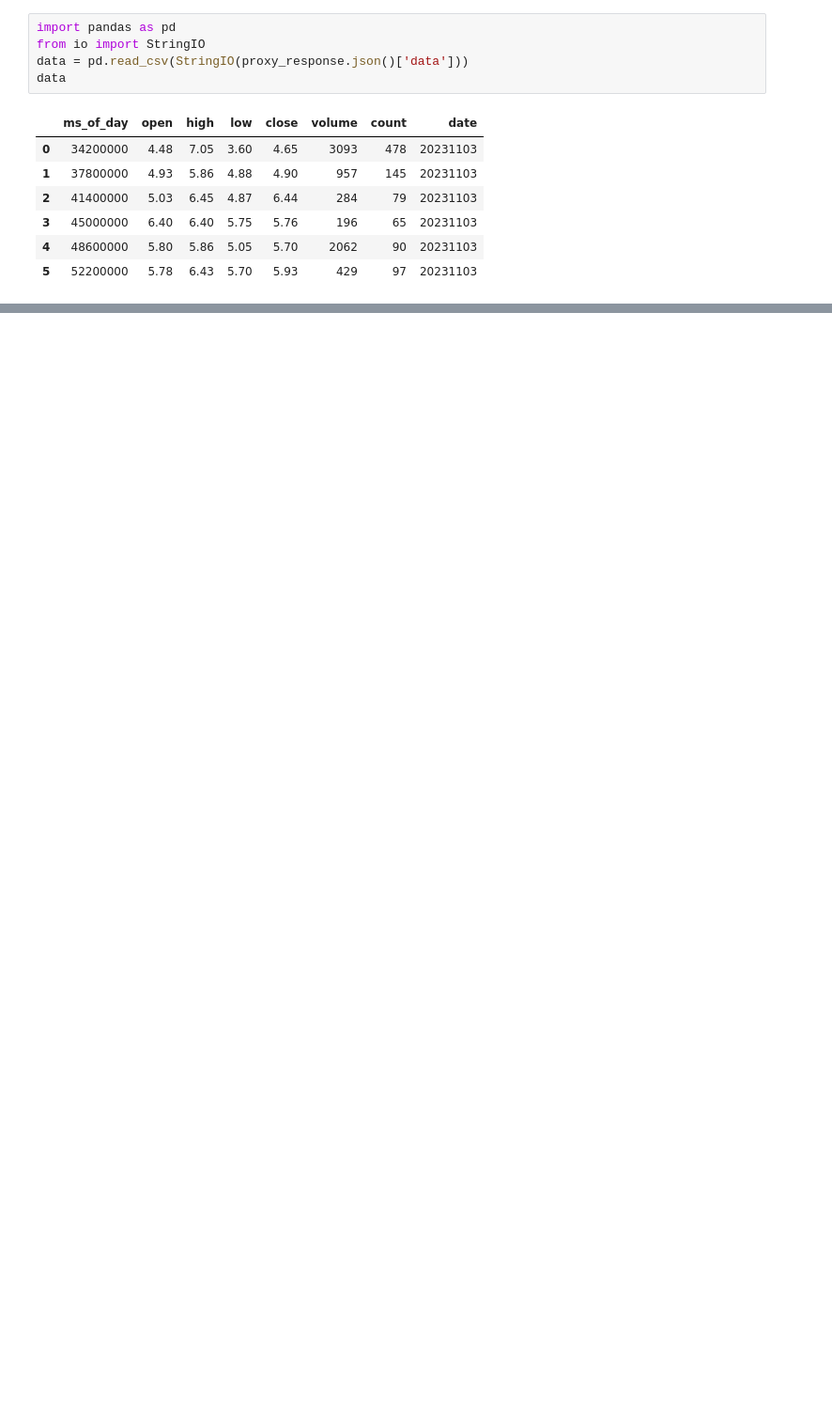
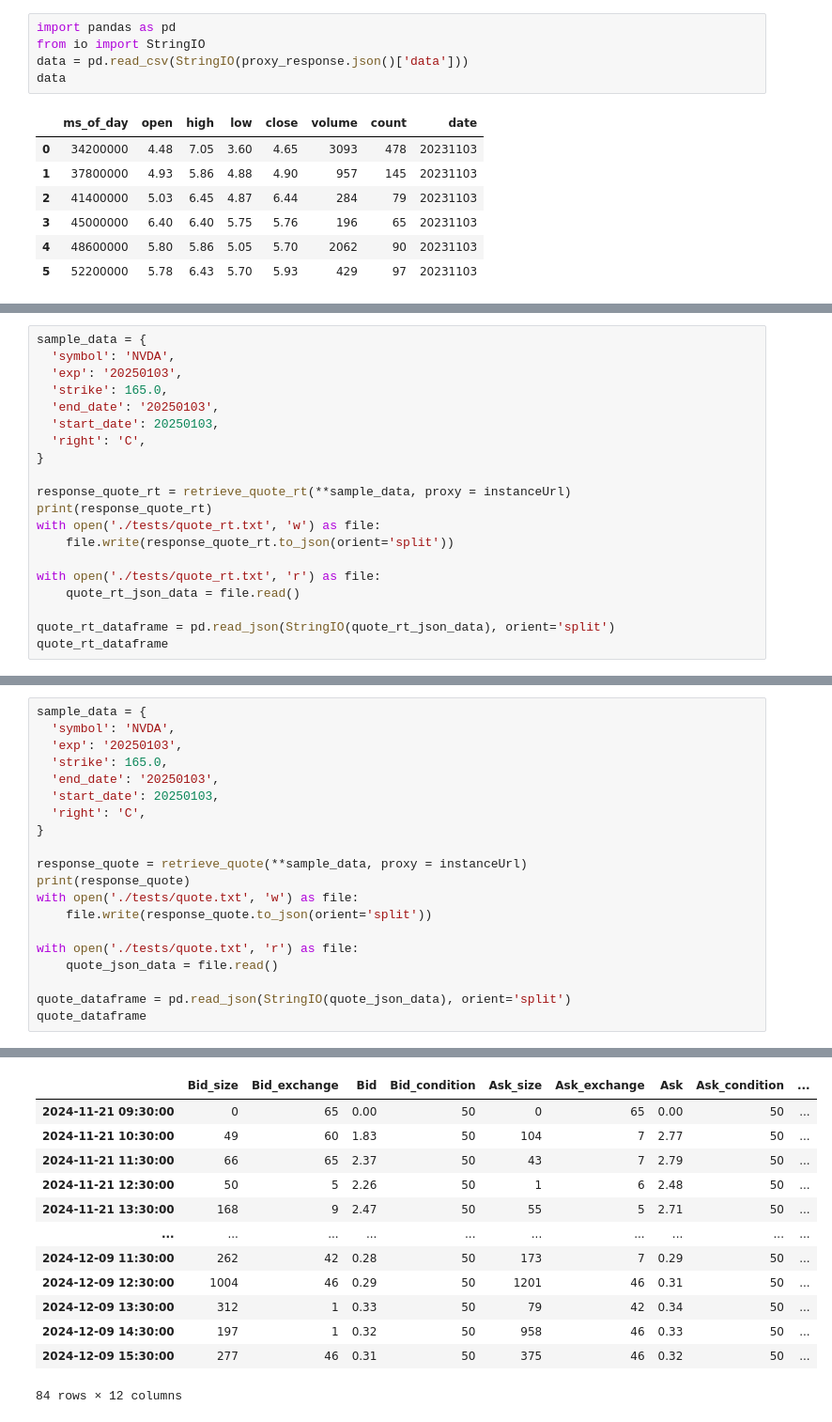
Before and after one commit to Zino-ctrlZ/FinanceDatabase, a Jupyter notebook: dbase/DataAPI/test.ipynb, the cells around one changed output, grey strips where cells are left out. Shown: that part at 94% size. Drawn from its saved outputs; the diff is of its cells as text; blank space fills up the shorter version.

```diff
--- a/dbase/DataAPI/test.ipynb
+++ b/dbase/DataAPI/test.ipynb
@@ -89,0 +259,20 @@ response
+# %%
+sample_data = {
+  'symbol': 'NVDA',
+  'exp': '20250103',
+  'strike': 165.0,
+  'end_date': '20250103',
+  'start_date': 20250103,
+  'right': 'C',
+}
+
+response_quote_rt = retrieve_quote_rt(**sample_data, proxy = instanceUrl)
+print(response_quote_rt)
+with open('./tests/quote_rt.txt', 'w') as file:
+    file.write(response_quote_rt.to_json(orient='split'))
+
+with open('./tests/quote_rt.txt', 'r') as file:
+    quote_rt_json_data = file.read()
+
+quote_rt_dataframe = pd.read_json(StringIO(quote_rt_json_data), orient='split')
+quote_rt_dataframe
@@ -89,0 +293,21 @@ response
+# %%
+sample_data = {
+  'symbol': 'NVDA',
+  'exp': '20250103',
+  'strike': 165.0,
+  'end_date': '20250103',
+  'start_date': 20250103,
+  'right': 'C',
+}
+
+response_quote = retrieve_quote(**sample_data, proxy = instanceUrl)
+print(response_quote)
+with open('./tests/quote.txt', 'w') as file:
+    file.write(response_quote.to_json(orient='split'))
+
+with open('./tests/quote.txt', 'r') as file:
+    quote_json_data = file.read()
+
+quote_dataframe = pd.read_json(StringIO(quote_json_data), orient='split')
+quote_dataframe
+# %% [output]
@@ -89,0 +331,13 @@ response
+|  | Bid_size | Bid_exchange | Bid | Bid_condition | Ask_size | Ask_exchange | Ask | Ask_condition | ... |
+| 2024-11-21 09:30:00 | 0 | 65 | 0.00 | 50 | 0 | 65 | 0.00 | 50 | ... |
+| 2024-11-21 10:30:00 | 49 | 60 | 1.83 | 50 | 104 | 7 | 2.77 | 50 | ... |
+| 2024-11-21 11:30:00 | 66 | 65 | 2.37 | 50 | 43 | 7 | 2.79 | 50 | ... |
+| 2024-11-21 12:30:00 | 50 | 5 | 2.26 | 50 | 1 | 6 | 2.48 | 50 | ... |
+| 2024-11-21 13:30:00 | 168 | 9 | 2.47 | 50 | 55 | 5 | 2.71 | 50 | ... |
+| ... | ... | ... | ... | ... | ... | ... | ... | ... | ... |
+| 2024-12-09 11:30:00 | 262 | 42 | 0.28 | 50 | 173 | 7 | 0.29 | 50 | ... |
+| 2024-12-09 12:30:00 | 1004 | 46 | 0.29 | 50 | 1201 | 46 | 0.31 | 50 | ... |
+| 2024-12-09 13:30:00 | 312 | 1 | 0.33 | 50 | 79 | 42 | 0.34 | 50 | ... |
+| 2024-12-09 14:30:00 | 197 | 1 | 0.32 | 50 | 958 | 46 | 0.33 | 50 | ... |
+| 2024-12-09 15:30:00 | 277 | 46 | 0.31 | 50 | 375 | 46 | 0.32 | 50 | ... |
+84 rows × 12 columns
```
Also changed, not shown: parts of 16 cells of this notebook, 9 other files.
